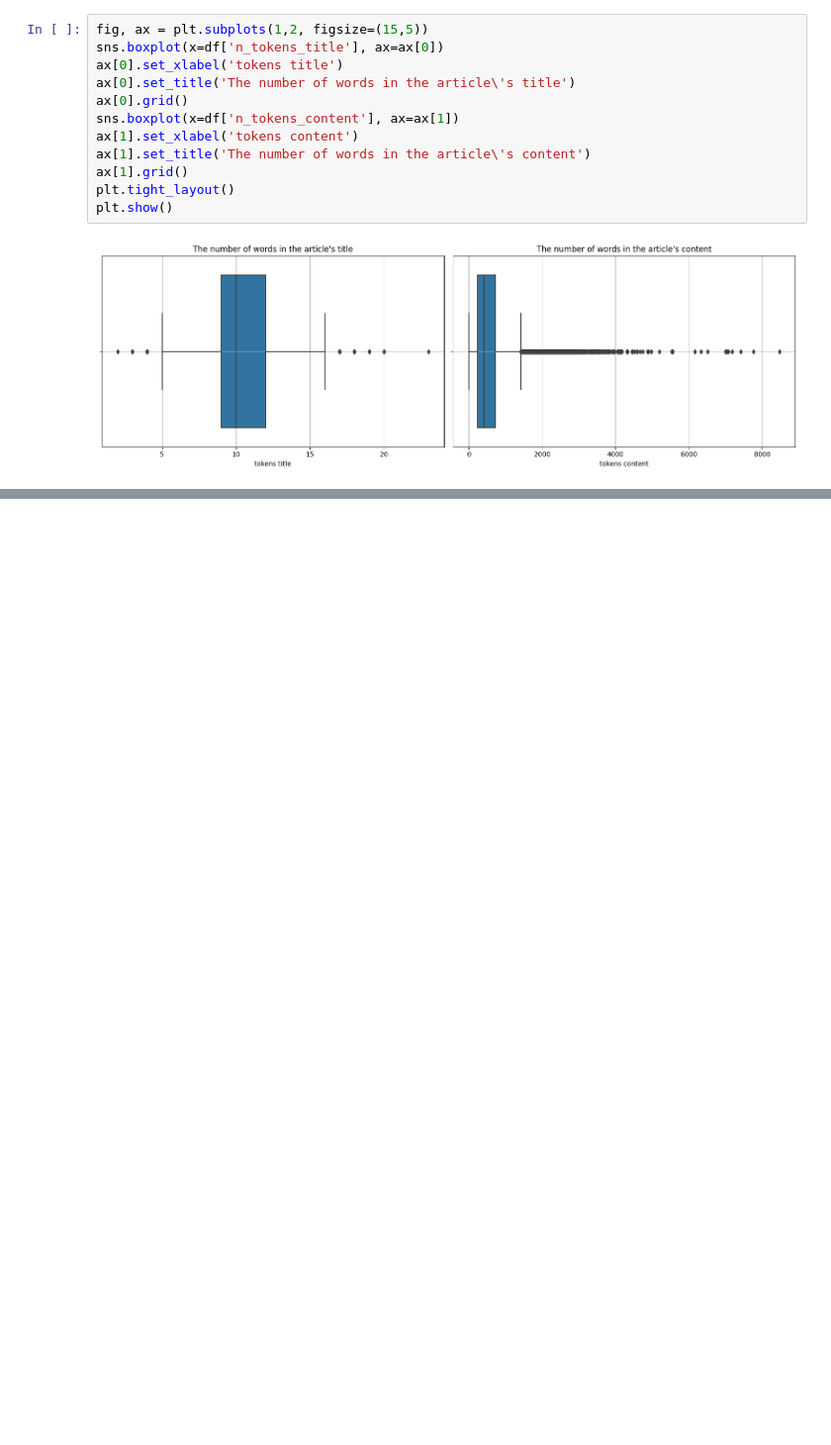
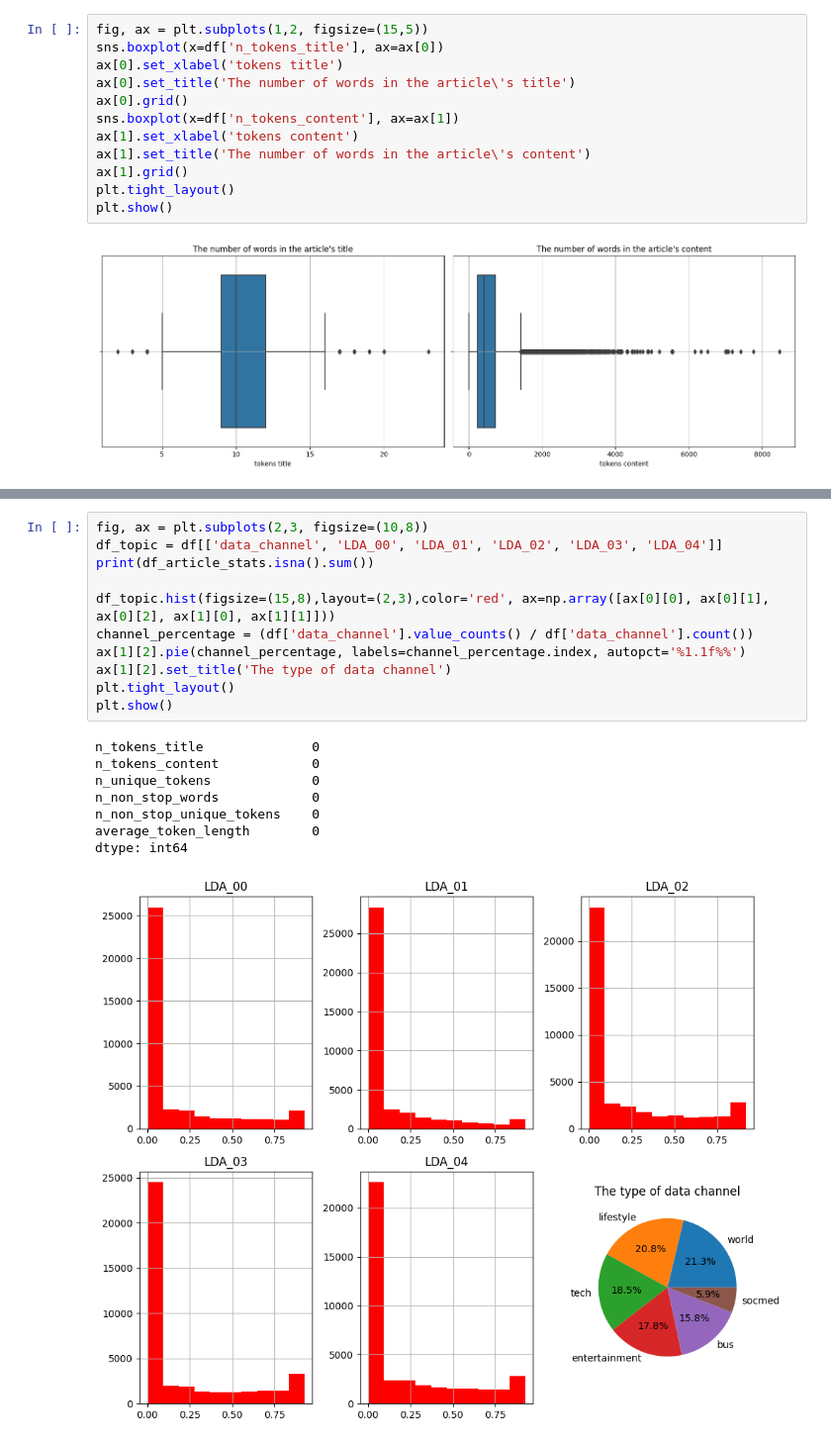
Before and after one commit to lolloberga/predict-shares-online-news, a Jupyter notebook: dataset_exploration.ipynb, the cells around one changed output, grey strips where cells are left out. Shown at 99% size. Cells and saved outputs as stored; diff of their text form; blank space fills up the shorter version.

```diff
--- a/dataset_exploration.ipynb
+++ b/dataset_exploration.ipynb
@@ -324,0 +332,20 @@ plt.show()
+# %%
+fig, ax = plt.subplots(2,3, figsize=(10,8))
+df_topic = df[['data_channel', 'LDA_00', 'LDA_01', 'LDA_02', 'LDA_03', 'LDA_04']]
+print(df_article_stats.isna().sum())
+
+df_topic.hist(figsize=(15,8),layout=(2,3),color='red', ax=np.array([ax[0][0], ax[0][1], ax[0][2], ax[1][0], ax[1][1]]))
+channel_percentage = (df['data_channel'].value_counts() / df['data_channel'].count())
+ax[1][2].pie(channel_percentage, labels=channel_percentage.index, autopct='%1.1f%%')
+ax[1][2].set_title('The type of data channel')
+plt.tight_layout()
+plt.show()
+# %% [output]
+n_tokens_title              0
+n_tokens_content            0
+n_unique_tokens             0
+n_non_stop_words            0
+n_non_stop_unique_tokens    0
+average_token_length        0
+dtype: int64
+[figure, added]
```
Also changed, not shown: parts of 37 cells of this notebook.
